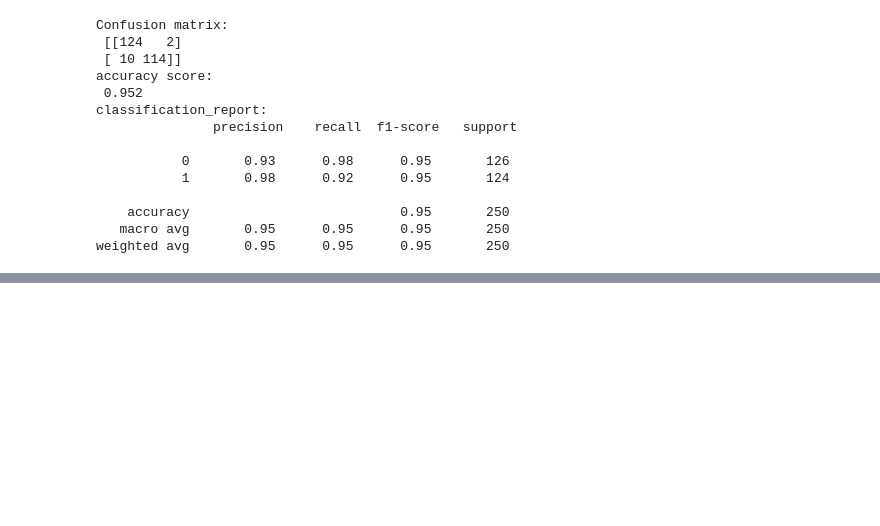
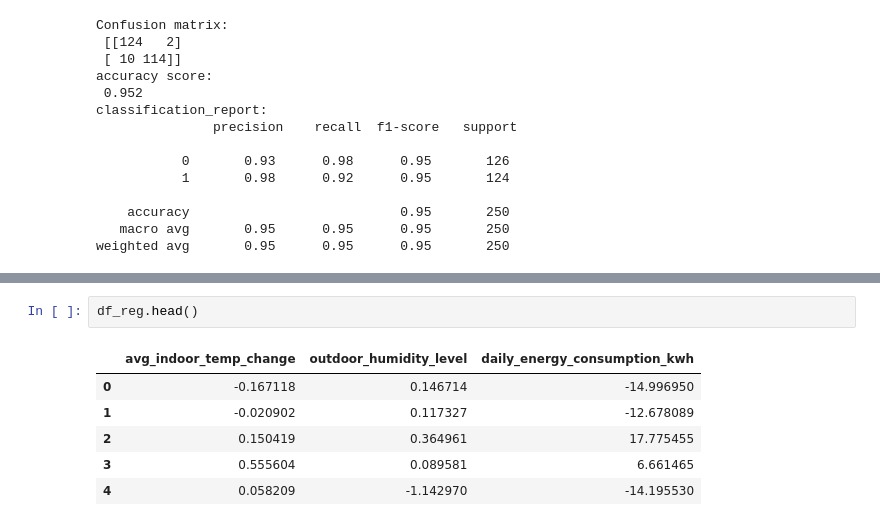
Before and after one commit to AbdullahTurgut/Machine-Learning, a Jupyter notebook: 13- KNNClassifierAndRegressor.ipynb, the cells around one changed output, grey strips where cells are left out. Drawn from its saved outputs; the diff is of its cells as text; blank space fills up the shorter version.

```diff
--- a/13- KNNClassifierAndRegressor.ipynb
+++ b/13- KNNClassifierAndRegressor.ipynb
@@ -134,0 +149,9 @@ weighted avg       0.95      0.95      0.95       250
+# %%
+df_reg.head()
+# %% [output]
+|  | avg_indoor_temp_change | outdoor_humidity_level | daily_energy_consumption_kwh |
+| 0 | -0.167118 | 0.146714 | -14.996950 |
+| 1 | -0.020902 | 0.117327 | -12.678089 |
+| 2 | 0.150419 | 0.364961 | 17.775455 |
+| 3 | 0.555604 | 0.089581 | 6.661465 |
+| 4 | 0.058209 | -1.142970 | -14.195530 |
```
Also changed, not shown: parts of 16 cells of this notebook.
